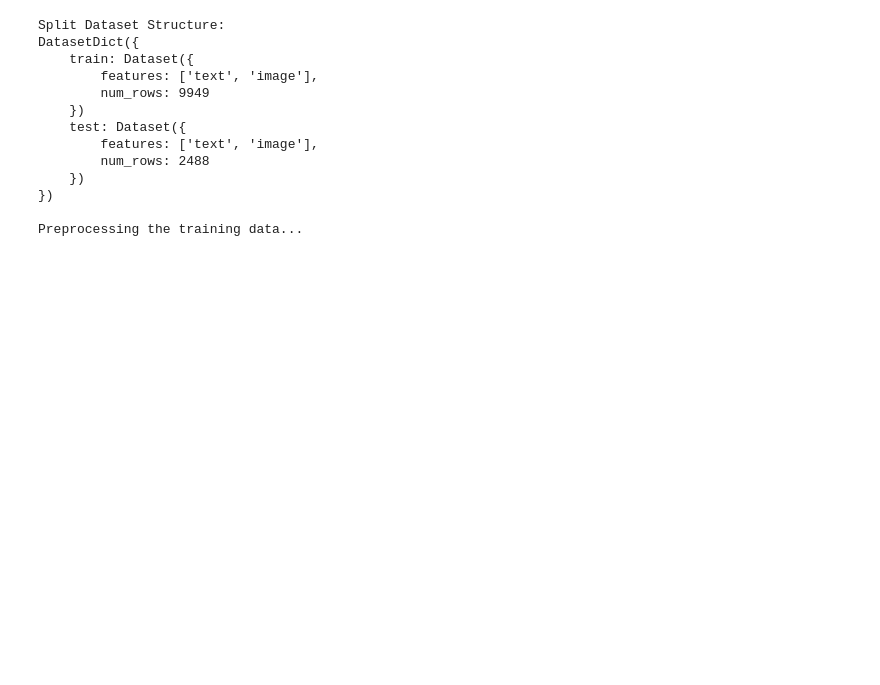
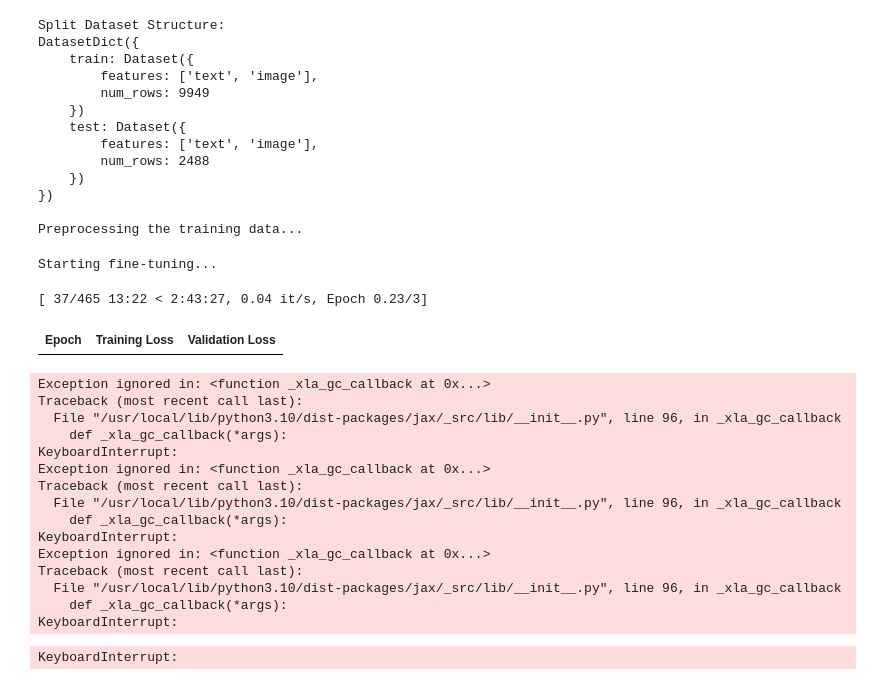
Before and after one commit to point516/cv_grind, a Jupyter notebook: BLIP_finetune.ipynb, the cells around one changed output. Drawn from its saved outputs; the diff is of its cells as text; code cells hidden in the pictures; blank space fills up the shorter version.

Commit message:
finish script, 1 epoch == 3 hours

```diff
--- a/BLIP_finetune.ipynb
+++ b/BLIP_finetune.ipynb
@@ -36,7 +36,7 @@ from transformers import DataCollatorForSeq2Seq
 DATASET_NAME = "tomytjandra/h-and-m-fashion-caption-12k"  # Replace with your dataset name or path
 MODEL_NAME = "Salesforce/blip-image-captioning-base"  # Pre-trained BLIP model
 OUTPUT_DIR = "/content/drive/MyDrive/BLIP"  # Directory to save the fine-tuned model
-BATCH_SIZE = 32  # Adjust based on your GPU memory
+BATCH_SIZE = 8  # Adjust based on your GPU memory
 EPOCHS = 3
 LEARNING_RATE = 5e-5
 MAX_LENGTH = 224  # Maximum length of generated captions
@@ -115,6 +133,10 @@ def preprocess_function(examples):
     # Tokenize captions
     inputs = processor(images=images, text=examples['text'],
                       max_length=MAX_LENGTH, padding="max_length", truncation=True)
+
+    # Assign labels (copy of input_ids)
+    inputs["labels"] = inputs["input_ids"].copy()
+
     return inputs
 # %%
 split_dataset = dataset['train'].train_test_split(test_size=TEST_SPLIT_PERCENTAGE / 100, seed=42)
@@ -157,36 +179,57 @@ training_args = Seq2SeqTrainingArguments(
     save_total_limit=3,
     num_train_epochs=EPOCHS,
     predict_with_generate=True,
-    fp16=USE_GPU,  # Enable mixed precision if using GPU
+    fp16=True,  # Enable mixed precision if using GPU
     logging_dir='./logs',
     logging_steps=10,
     seed=SEED,
+    gradient_accumulation_steps=8
 )
 # %%
 trainer = Seq2SeqTrainer(
     model=model,
     args=training_args,
     train_dataset=tokenized_train,
     # If you have a validation set, you can pass it here using eval_dataset
     # eval_dataset=tokenized_validation,
-    tokenizer=processor.feature_extractor,
+    tokenizer=processor.tokenizer,
     data_collator=data_collator,
     # compute_metrics=compute_metrics,
 )
 
 # -------------------------------
 # Fine-Tune the Model
 # -------------------------------
 print("\nStarting fine-tuning...")
 trainer.train()
 
 # -------------------------------
 # Save the Fine-Tuned Model
 # -------------------------------
 print(f"\nSaving the fine-tuned model to {OUTPUT_DIR}...")
 trainer.save_model(OUTPUT_DIR)
 processor.save_pretrained(OUTPUT_DIR)
 print("Model saved successfully!")
+# %% [output]
+Starting fine-tuning...
+[ 37/465 13:22 < 2:43:27, 0.04 it/s, Epoch 0.23/3]
+| Epoch | Training Loss | Validation Loss |
+Exception ignored in: <function _xla_gc_callback at 0x...>
+Traceback (most recent call last):
+  File "/usr/local/lib/python3.10/dist-packages/jax/_src/lib/__init__.py", line 96, in _xla_gc_callback
+    def _xla_gc_callback(*args):
+KeyboardInterrupt:
+Exception ignored in: <function _xla_gc_callback at 0x...>
+Traceback (most recent call last):
+  File "/usr/local/lib/python3.10/dist-packages/jax/_src/lib/__init__.py", line 96, in _xla_gc_callback
+    def _xla_gc_callback(*args):
+KeyboardInterrupt:
+Exception ignored in: <function _xla_gc_callback at 0x...>
+Traceback (most recent call last):
+  File "/usr/local/lib/python3.10/dist-packages/jax/_src/lib/__init__.py", line 96, in _xla_gc_callback
+    def _xla_gc_callback(*args):
+KeyboardInterrupt:
+KeyboardInterrupt:
 # %%
 # Define evaluation metrics
 bleu = evaluate.load("bleu")
```
Also changed, not shown: parts of 1 cell of this notebook.
